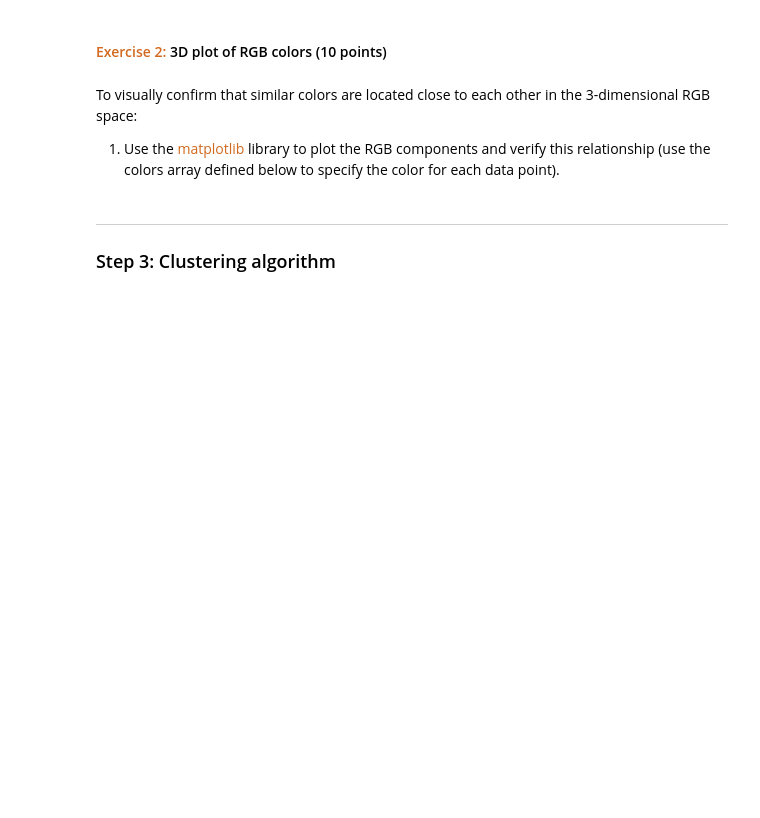
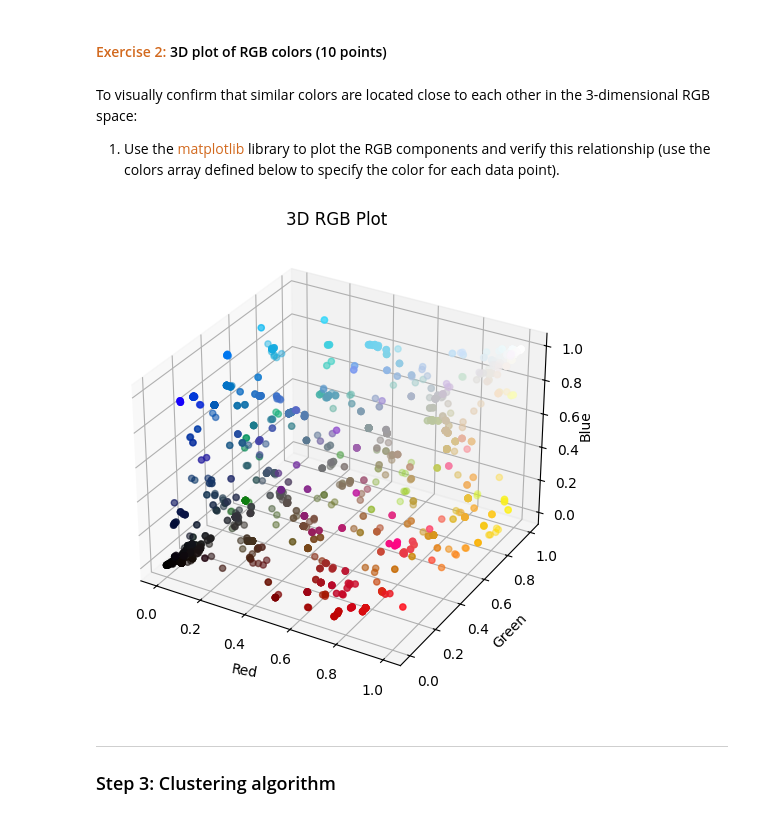
Before and after one commit to ming-berkeley/ds207_assignments, a Jupyter notebook: 08_Kmeans_Clustering.ipynb, the cells around one changed output. Drawn from its saved outputs; the diff is of its cells as text; code cells hidden in the pictures; blank space fills up the shorter version.

```diff
--- a/08_Kmeans_Clustering.ipynb
+++ b/08_Kmeans_Clustering.ipynb
@@ -53,7 +53,7 @@ Before creating a predictive model, it was essential to classify the colors of t
 It's important to note that if the color values were uniformly distributed, clustering would not provide any valuable insights.
 # %%
 # read data
-data_file = "./data/RGB_colors/HW08_rgb_colors.csv"
+data_file = "HW08_rgb_colors.csv"
 df_colors = pandas.read_csv(data_file)
 # %% [markdown]
 #### <span style="color:chocolate"> Exercise 1:</span> Getting to know the data (10 points)
@@ -84,3 +92,20 @@ colors = np.array(df_colors.values)/255 # colors need to be (r,b,g) tuple in the
+# %%
+# define colors
+colors = np.array(df_colors.values)/255 # colors need to be (r,b,g) tuple in the range of 0-1
+
+# create the 3D scatter plot
+# based on an example found https://matplotlib.org/stable/gallery/mplot3d/scatter3d.html#sphx-glr-gallery-mplot3d-scatter3d-py
+fig = plt.figure(figsize=(10, 6))
+ax = fig.add_subplot(projection="3d")
+ax.scatter(colors[:, 0], colors[:, 1], colors[:, 2], c=colors, marker="o")
+ax.set_xlabel("Red", rotation=-10)
+ax.set_ylabel("Green", rotation=50)
+ax.set_zlabel("Blue", rotation=90, labelpad=-2)
+
+plt.title("3D RGB Plot")
+plt.show()
+# %% [output]
+[figure, added]
 # %% [markdown]
 ---
 ### Step 3: Clustering algorithm
```
Also changed, not shown: parts of 16 cells of this notebook.
